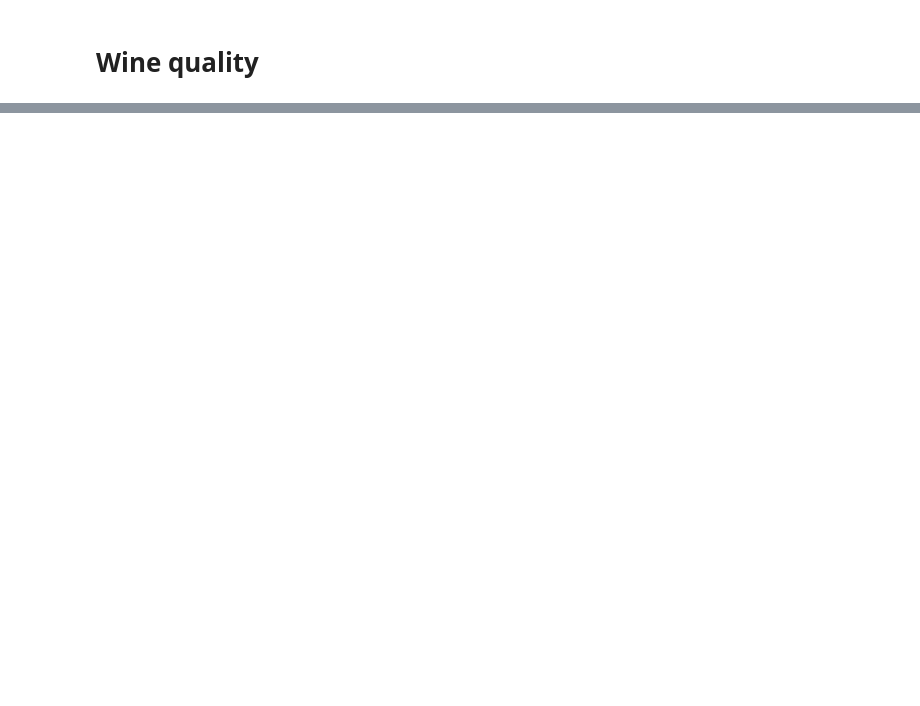
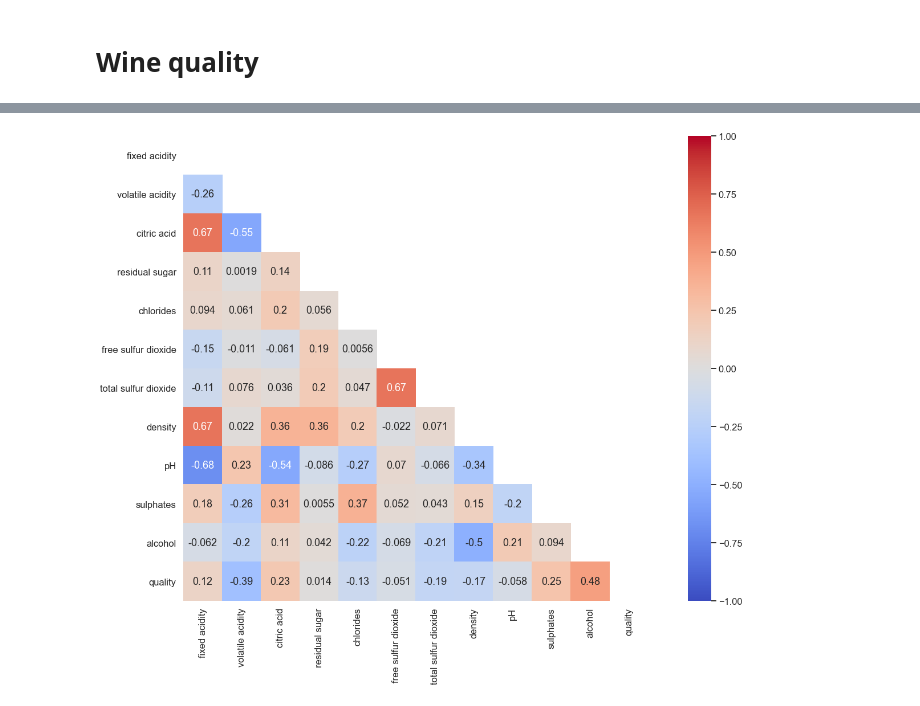
Before and after one commit to giomarte/statistics_project_wine_quality, a Jupyter notebook: Wine_quality_analysis.ipynb, the cells around one changed output, grey strips where cells are left out. Drawn from its saved outputs; the diff is of its cells as text; code cells hidden in the pictures; blank space fills up the shorter version.

```diff
--- a/Wine_quality_analysis.ipynb
+++ b/Wine_quality_analysis.ipynb
@@ -106,0 +278,3 @@ len(list(red_dataset))
+# %%
+red_dataset_corr = red_dataset.corr()
+red_dataset_corr
@@ -106,0 +334,4 @@ len(list(red_dataset))
+# %%
+get_heatmap(red_dataset_corr, r'C:\Users\giovanni\Desktop\datasets\wine_quality\plots', '\\red_corr')
+# %% [output]
+[figure, added]
```
Also changed, not shown: parts of 75 cells of this notebook, 1 other file.
